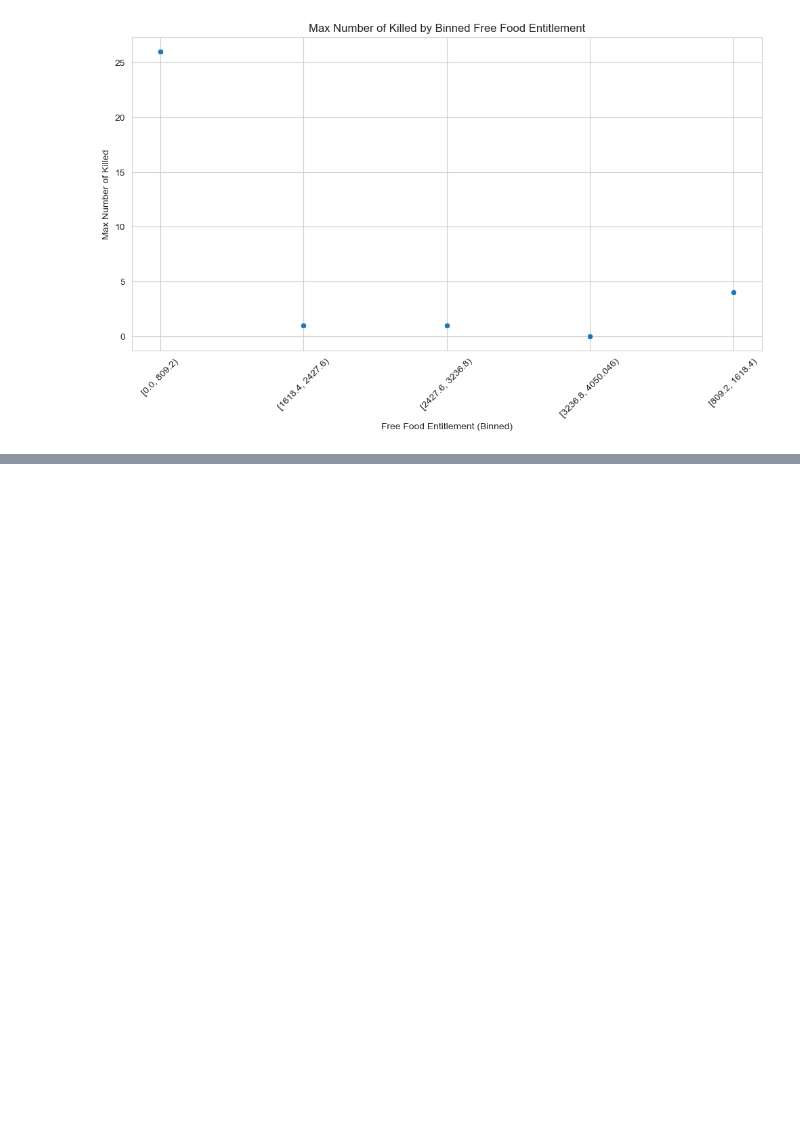
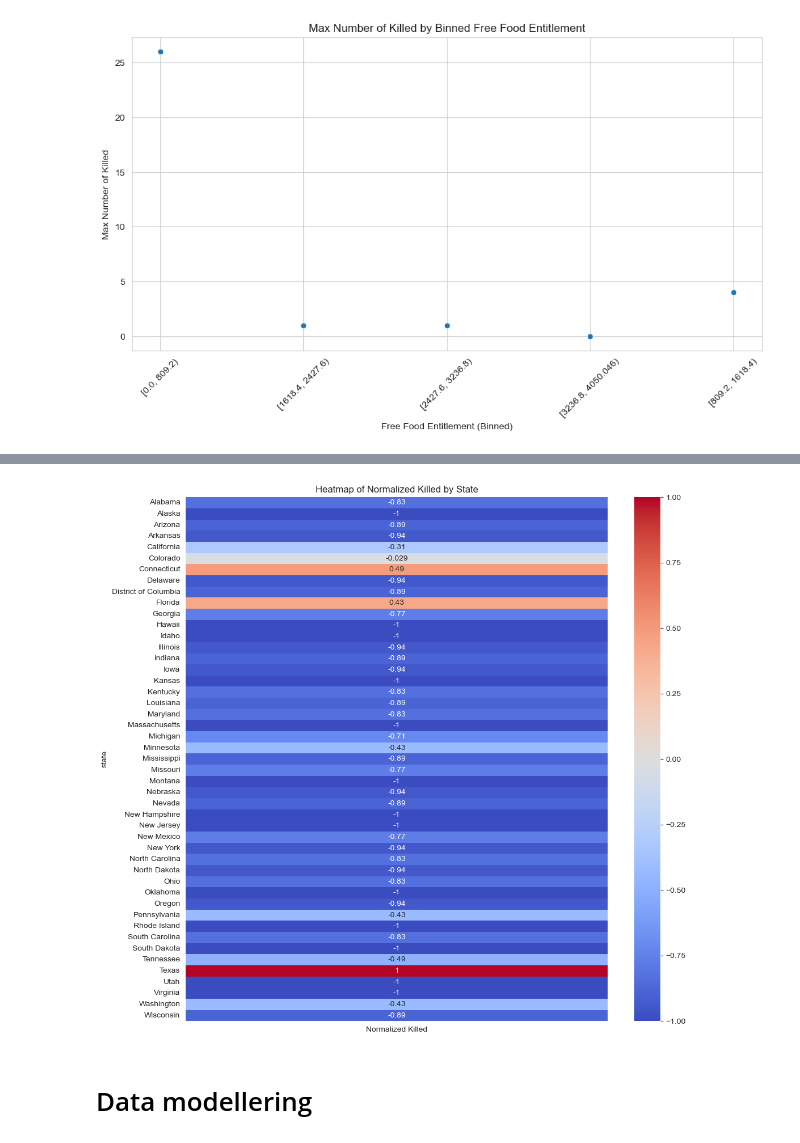
Before and after one commit to AhmadAlkaseb/BI, a Jupyter notebook: MiniProjekt3/Data/MiniProjekt3v1.ipynb, the cells around one changed output, grey strips where cells are left out. Saved outputs shown, nothing was run; the diff lists cells and outputs as text; code cells hidden in the pictures; blank space fills up the shorter version.

```diff
--- a/MiniProjekt3/Data/MiniProjekt3v1.ipynb
+++ b/MiniProjekt3/Data/MiniProjekt3v1.ipynb
@@ -204,6 +204,8 @@ df = df.drop(
     'race_ethnicity_shooter2',
     'shooter_relationship2',
     'state_fips',
+    'date',
+    'time',
     'county_fips'], axis=1)
 # %%
 # let's check if it worked:
@@ -335,0 +338,23 @@ df.describe()
+# %%
+from sklearn.preprocessing import MinMaxScaler
+
+# Antag, at din DataFrame har en kolonne 'state' og en kolonne 'killed'
+# Aggregere data per stat
+aggregated_df = df.groupby('state')['killed'].sum().reset_index()
+
+# Normalisere data til intervallet [0, 1]
+scaler = MinMaxScaler(feature_range=(-1, 1))
+aggregated_df['Normalized Killed'] = scaler.fit_transform(aggregated_df[['killed']])
+
+# Opret en DataFrame til heatmap
+heatmap_data = pd.DataFrame(aggregated_df['Normalized Killed'].values, index=aggregated_df['state'], columns=['Normalized Killed'])
+
+# Tegn heatmap
+plt.figure(figsize=(12, 12))
+sns.heatmap(heatmap_data, annot=True, cmap='coolwarm')
+plt.title('Heatmap of Normalized Killed by State')
+plt.show()
+# %% [output]
+[figure, added]
+# %% [markdown]
+# Data modellering
```
Also changed, not shown: parts of 21 cells of this notebook, 2 other files.
